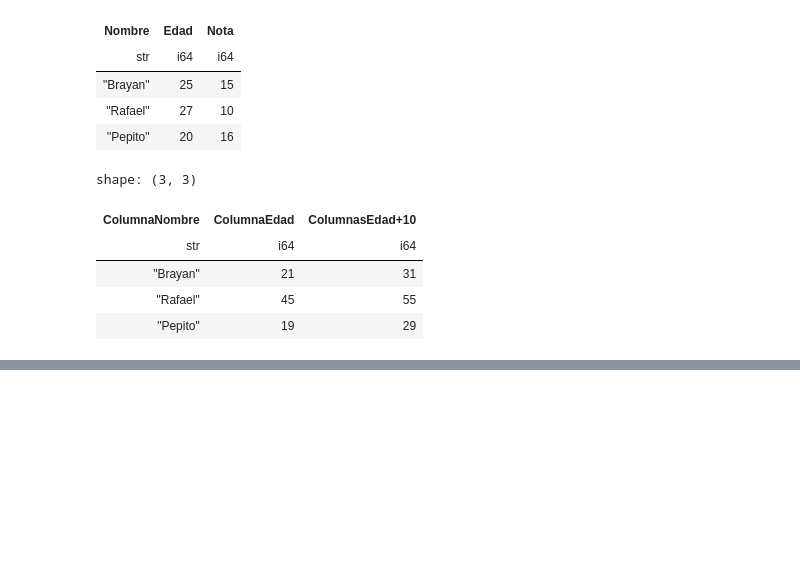
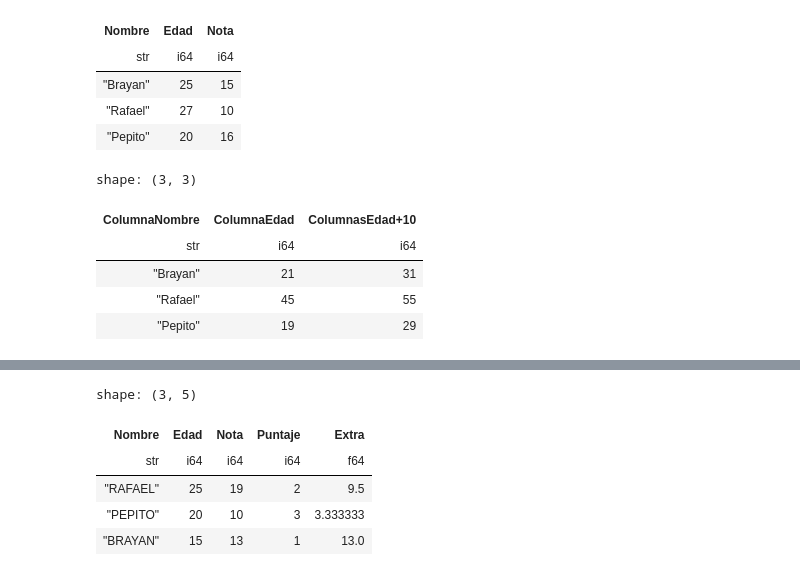
Before and after one commit to BrayanR03/Fundamentos-Pandas-y-Polars, a Jupyter notebook: polars/01_series_en_polars.ipynb, the cells around one changed output, grey strips where cells are left out. Cells and saved outputs as stored; diff of their text form; code cells hidden in the pictures; blank space fills up the shorter version.

```diff
--- a/polars/01_series_en_polars.ipynb
+++ b/polars/01_series_en_polars.ipynb
@@ -261,0 +467,37 @@ shape: (3, 3)
+# %%
+# G). ORDERNAR LOS DATOS DEL DATAFRAME POR UNA O VARIAS COLUMNAS
+
+"""
+    📝 SINTAXIS:
+
+        dataframe_nombre = dataframe_nombre.sort(by=NombreColumna,descending=True | False)
+
+    💡 Importante: Al establecer el valor de descending en True, los datos se ordenan
+                   de mayor a menor por la columna que especifiquemos. Sin embargo, sino
+                   llamamos a la propiedad descending o por el contrario, se establece el valor en False,
+                   los datos se ordenan de menor a mayor.
+
+        ### 🧠 Tengamos en cuenta que podemos almacenar el resultado de estas operaciones en variables.
+"""
+# 💡 EJEMPLO 1: ➡️ Ordenamos Alfabéticamente (A-Z)
+
+# df_example.sort(by="Nombre",descending=False).head()
+
+# 💡 EJEMPLO 2: ➡️ Ordenamos Alfabéticamente (Z-A)
+
+# df_example.sort(by="Nombre",descending=True).head()
+
+# 💡 EJEMPLO 3: ➡️ Ordenamos por columna Numérica (De menor a mayor)
+
+# df_example.sort(by="Edad",descending=False).head()
+
+# 💡 EJEMPLO 4: ➡️ Ordenamos por columna Numérica (De mayor a menor)
+
+df_example.sort(by="Edad",descending=True).head()
+# %% [output]
+shape: (3, 5)
+| Nombre | Edad | Nota | Puntaje | Extra |
+| str | i64 | i64 | i64 | f64 |
+| "RAFAEL" | 25 | 19 | 2 | 9.5 |
+| "PEPITO" | 20 | 10 | 3 | 3.333333 |
+| "BRAYAN" | 15 | 13 | 1 | 13.0 |
```
Also changed, not shown: parts of 9 cells of this notebook, 1 other file.
